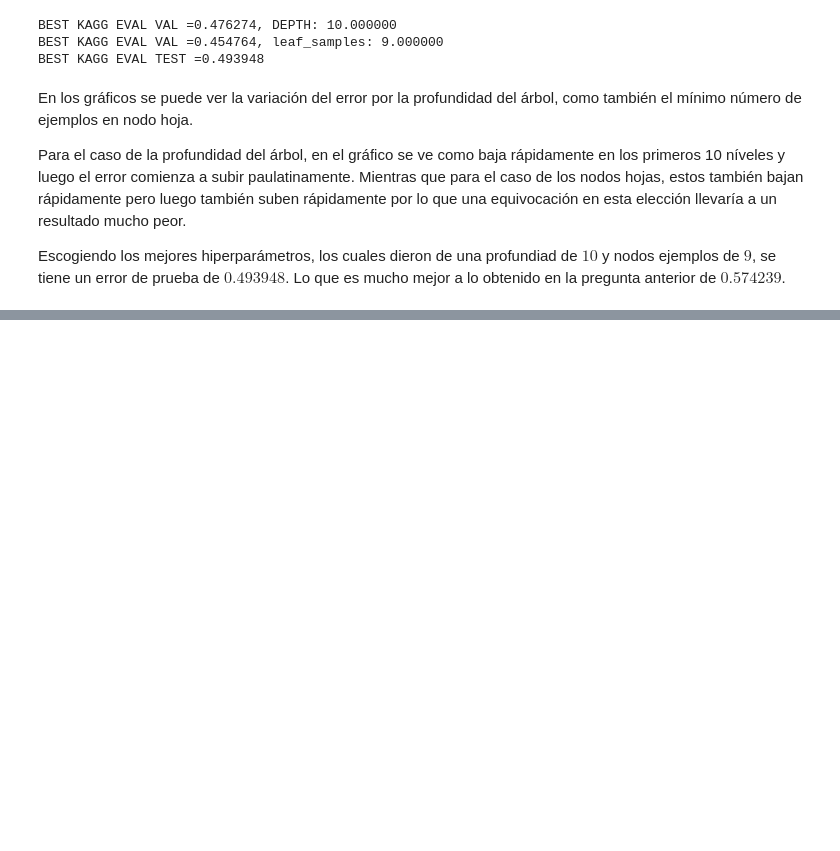
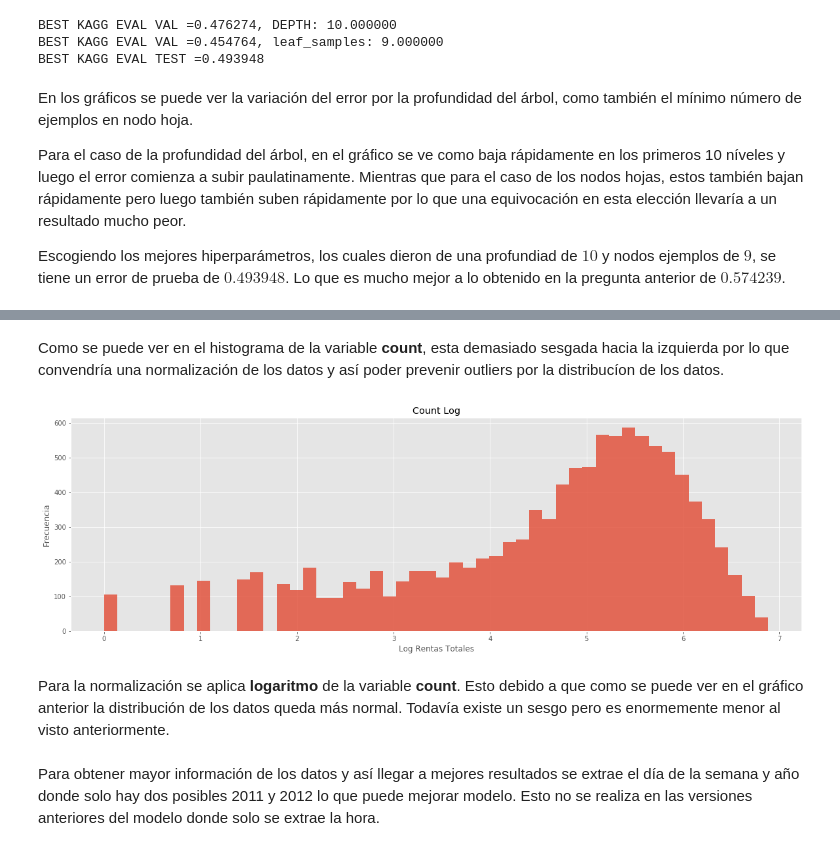
Before and after one commit to matiasarayac/tarea3-ML, a Jupyter notebook: Pregunta_2.ipynb, the cells around one changed output, grey strips where cells are left out. Drawn from its saved outputs; the diff is of its cells as text; code cells hidden in the pictures; blank space fills up the shorter version.

```diff
--- a/Pregunta_2.ipynb
+++ b/Pregunta_2.ipynb
@@ -223,0 +232,14 @@ Escogiendo los mejores hiperparámetros, los cuales dieron de una profundiad de
+# %% [markdown]
+Como se puede ver en el histograma de la variable **count**, esta demasiado sesgada hacia la izquierda por lo que convendría una normalización de los datos y así poder prevenir outliers por la distribucíon de los datos.
+# %%
+np.log(df.ix[:,['count']]).hist(figsize=(20, 6), alpha=0.8, bins=50)
+plt.ylabel("Frecuencia")
+plt.xlabel("Log Rentas Totales")
+plt.title("Count Log")
+plt.show()
+# %% [output]
+[figure, added]
+# %% [markdown]
+Para la normalización se aplica **logaritmo** de la variable **count**. Esto debido a que como se puede ver en el gráfico anterior la distribución de los datos queda más normal. Todavía existe un sesgo pero es enormemente menor al visto anteriormente.
+# %% [markdown]
+Para obtener mayor información de los datos y así llegar a mejores resultados se extrae el día de la semana y año donde solo hay dos posibles 2011 y 2012 lo que puede mejorar modelo. Esto no se realiza en las versiones anteriores del modelo donde solo se extrae la hora.
```
Also changed, not shown: parts of 5 cells of this notebook.
